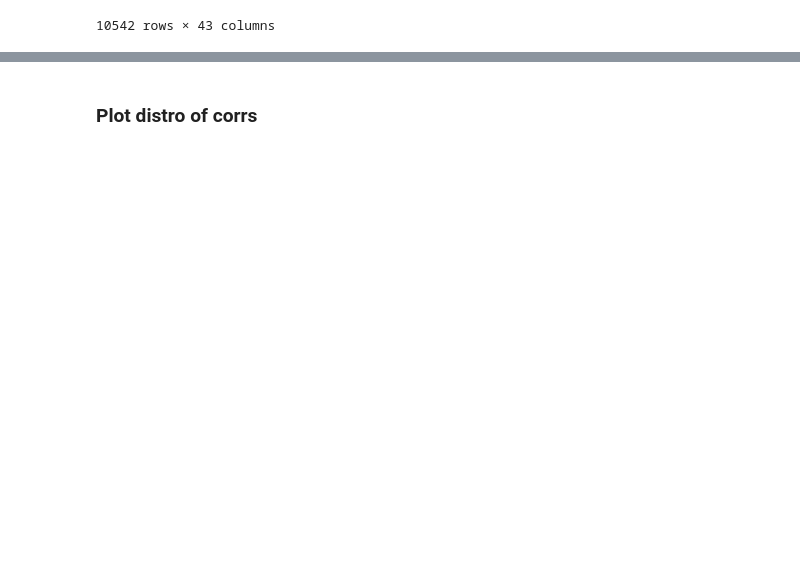
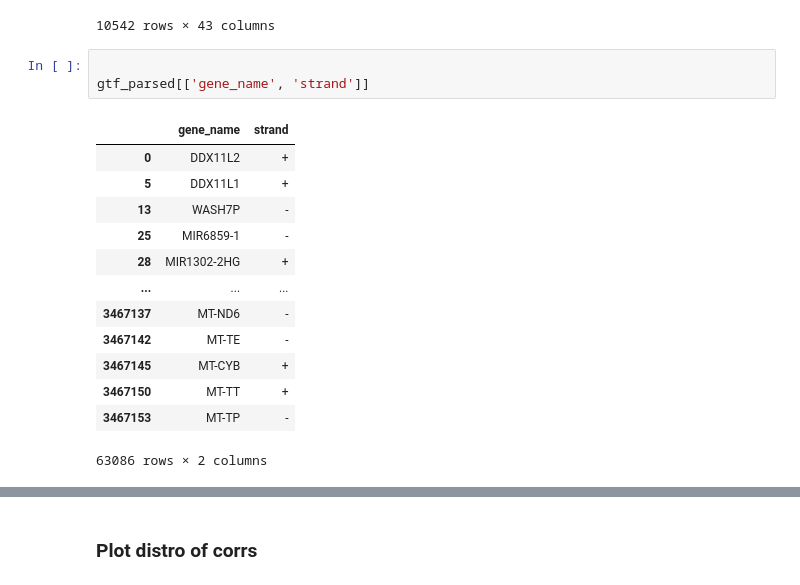
Before and after one commit to reliscu/bulk_splicing_GTEx_cortex, a Jupyter notebook: 25_calc_corr_pvals.ipynb, the cells around one changed output, grey strips where cells are left out. Cells and saved outputs as stored; diff of their text form; blank space fills up the shorter version.

```diff
--- a/25_calc_corr_pvals.ipynb
+++ b/25_calc_corr_pvals.ipynb
@@ -841,5 +875,22 @@ combined_results['CGE Class'].sort_values("r_diff_Astro")
 | ENSG00000160191_ProteinCoding_13 | PDE9A | NaN | NaN | NaN | NaN | NaN | NaN | ... |
 | ENSG00000278057_other_1 | TEX28 | NaN | NaN | NaN | NaN | NaN | NaN | ... |
 10542 rows × 43 columns
+# %%
+
+gtf_parsed[['gene_name', 'strand']]
+# %% [output]
+|  | gene_name | strand |
+| 0 | DDX11L2 | + |
+| 5 | DDX11L1 | + |
+| 13 | WASH7P | - |
+| 25 | MIR6859-1 | - |
+| 28 | MIR1302-2HG | + |
+| ... | ... | ... |
+| 3467137 | MT-ND6 | - |
+| 3467142 | MT-TE | - |
+| 3467145 | MT-CYB | + |
+| 3467150 | MT-TT | + |
+| 3467153 | MT-TP | - |
+63086 rows × 2 columns
 # %%
 # Save ctype exons
```
Also changed, not shown: parts of 17 cells of this notebook, 7 other files.
